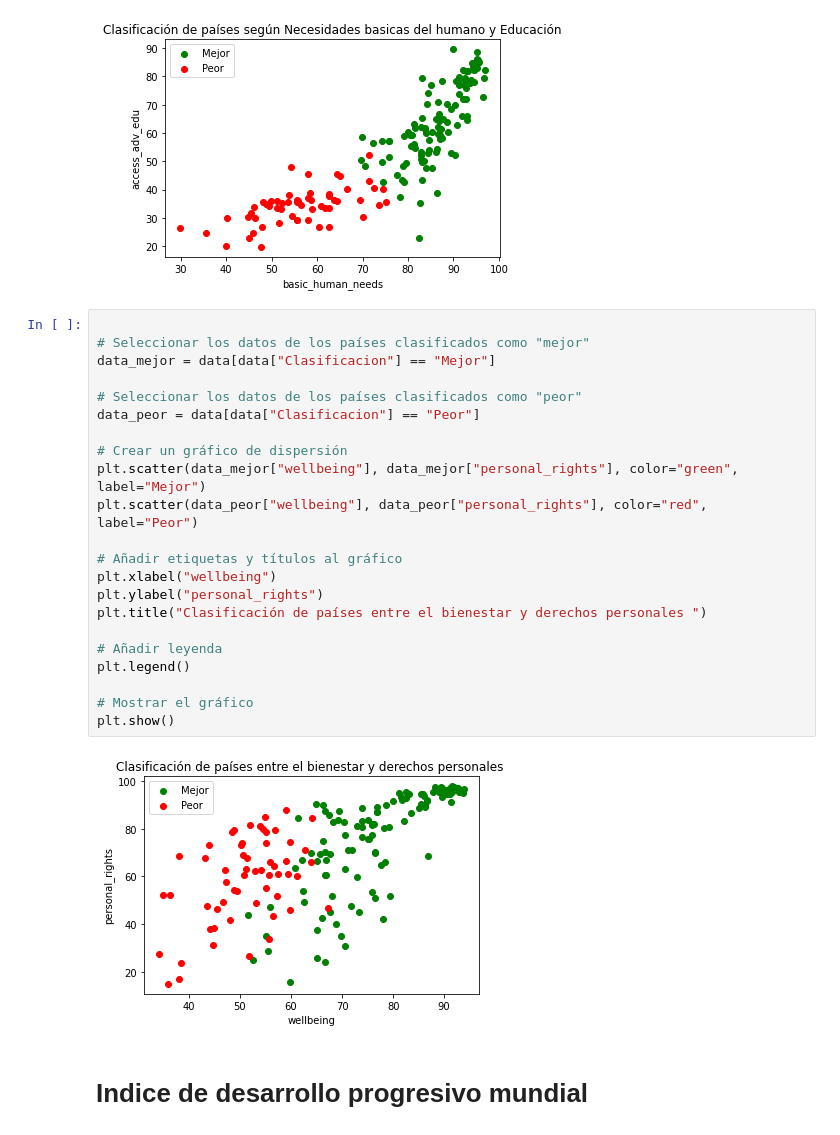
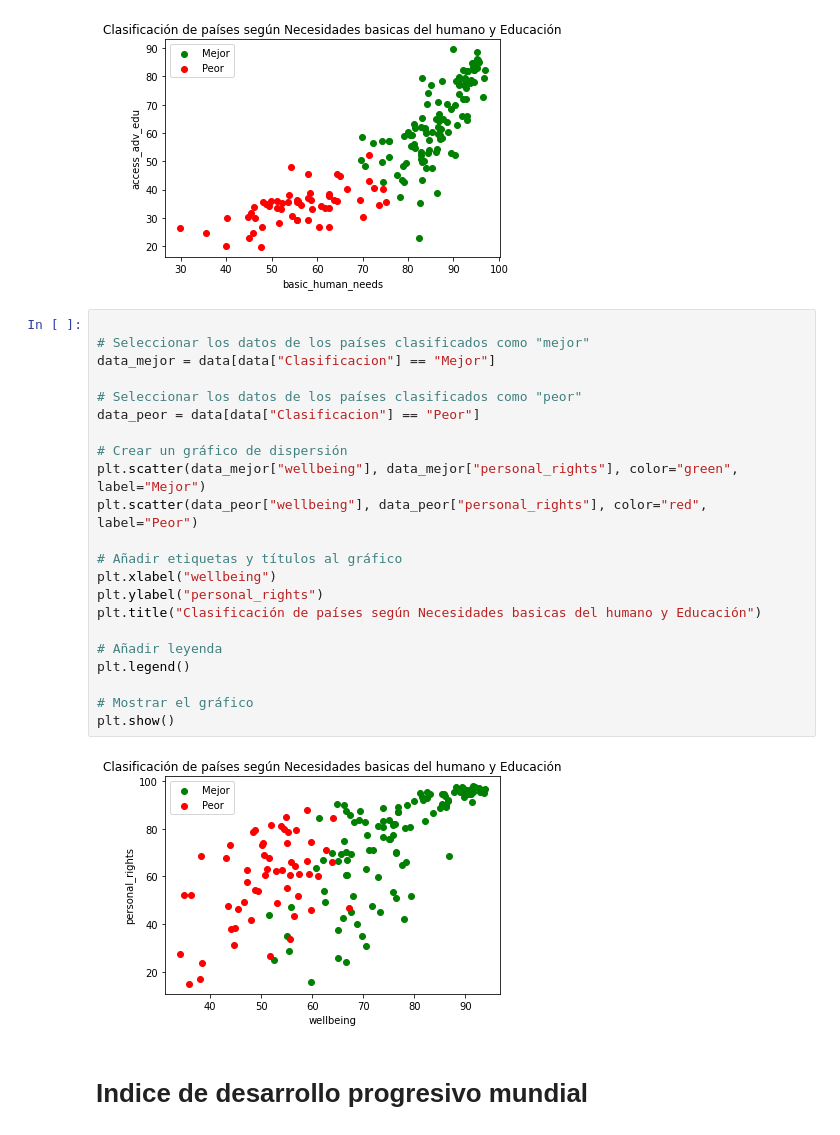
Before and after one commit to samirjhb/AprendizajeAutomatico, a Jupyter notebook: AprendizajeAutomatico.ipynb, the cells around one changed output. Saved outputs shown, nothing was run; the diff lists cells and outputs as text.

```diff
--- a/AprendizajeAutomatico.ipynb
+++ b/AprendizajeAutomatico.ipynb
@@ -111,27 +111,27 @@ plt.show()
 # %%
 
 # Seleccionar los datos de los países clasificados como "mejor"
 data_mejor = data[data["Clasificacion"] == "Mejor"]
 
 # Seleccionar los datos de los países clasificados como "peor"
 data_peor = data[data["Clasificacion"] == "Peor"]
 
 # Crear un gráfico de dispersión
 plt.scatter(data_mejor["wellbeing"], data_mejor["personal_rights"], color="green", label="Mejor")
 plt.scatter(data_peor["wellbeing"], data_peor["personal_rights"], color="red", label="Peor")
 
 # Añadir etiquetas y títulos al gráfico
 plt.xlabel("wellbeing")
 plt.ylabel("personal_rights")
-plt.title("Clasificación de países entre el bienestar y derechos personales ")
+plt.title("Clasificación de países según Necesidades basicas del humano y Educación")
 
 # Añadir leyenda
 plt.legend()
 
 # Mostrar el gráfico
 plt.show()
 # %% [output]
-[figure, old version]
+[figure, new version]
 # %% [markdown]
 # Indice de desarrollo progresivo mundial
 # %%
```
Also changed, not shown: parts of 2 cells of this notebook.
